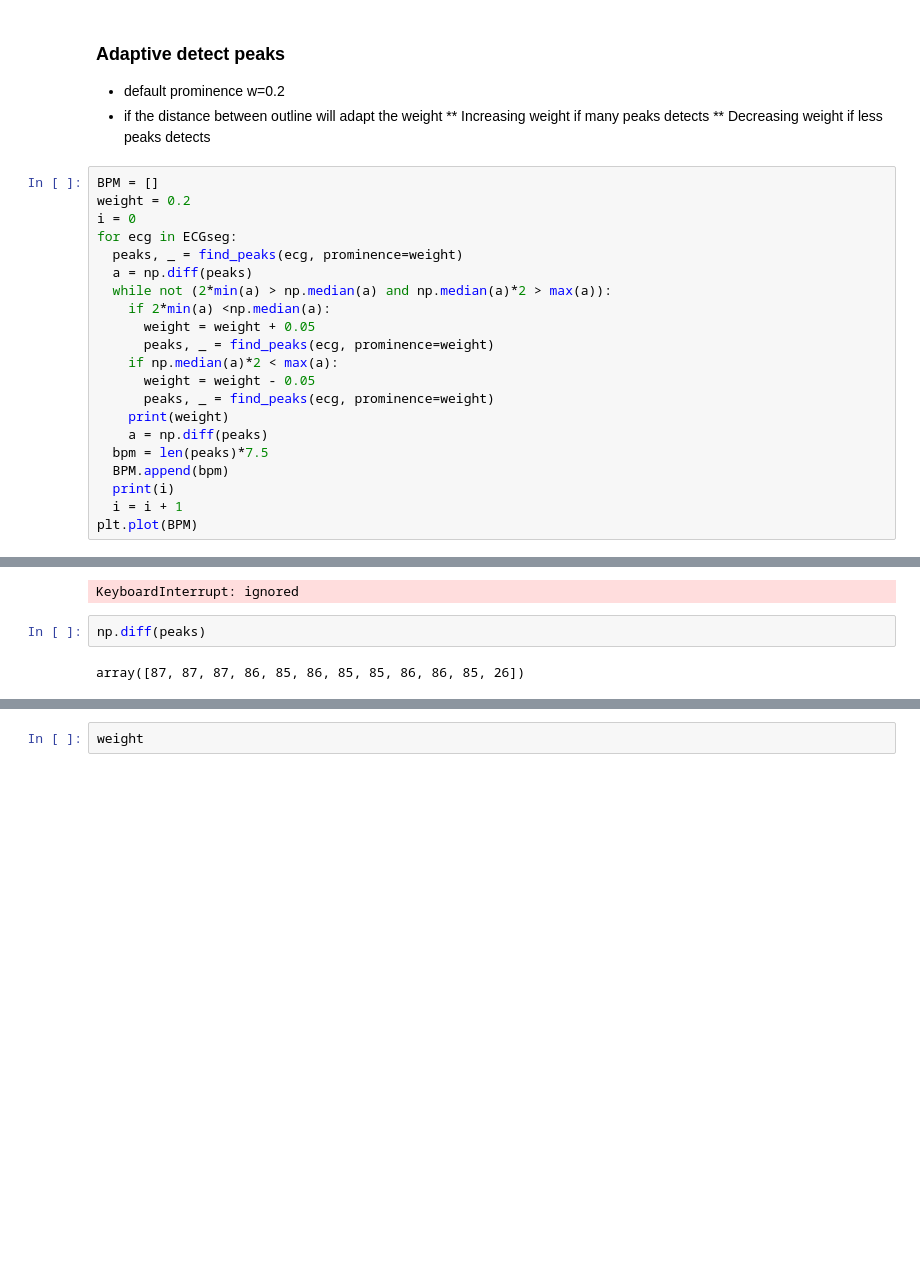
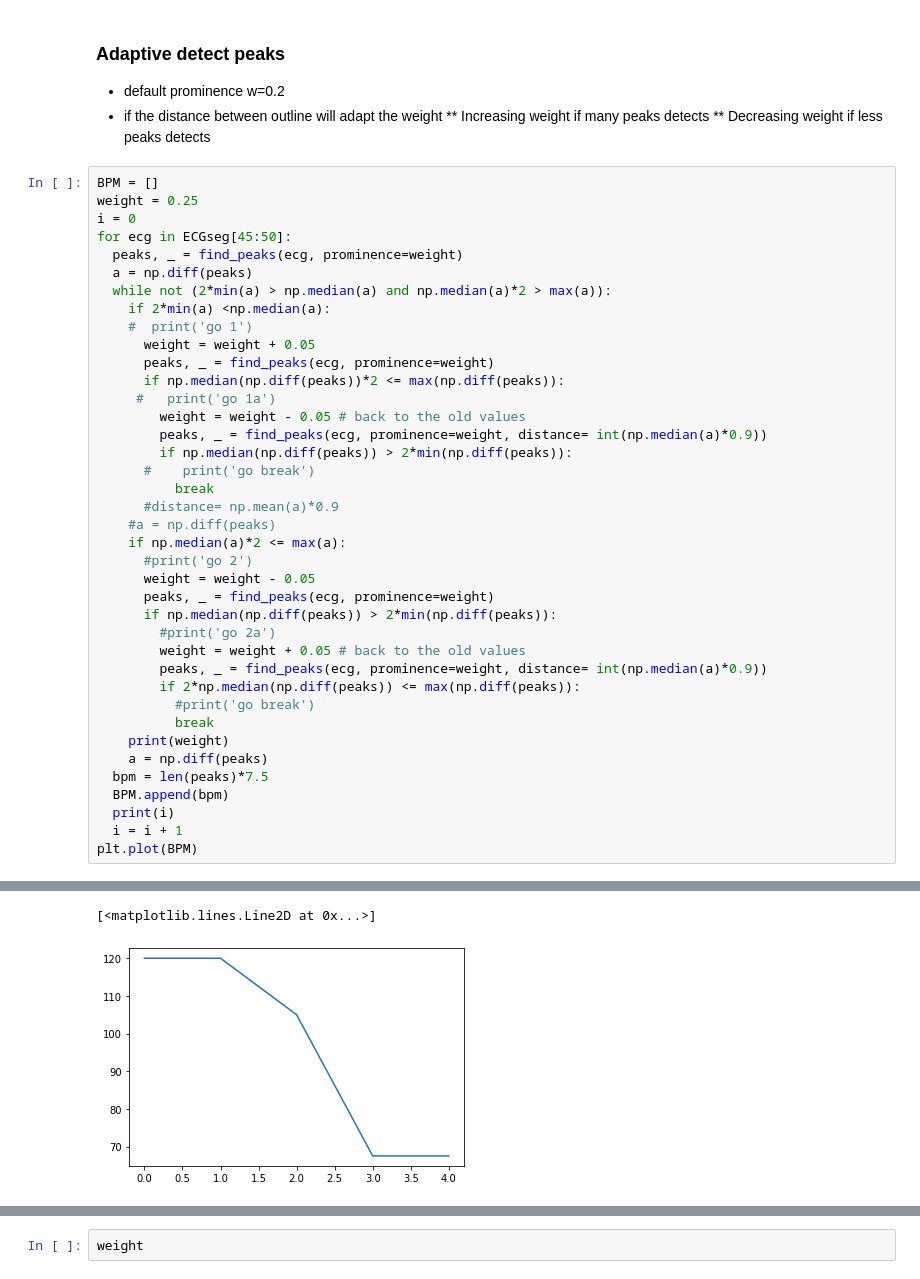
Before and after one commit to LongNguyen1984/TimeSeriesWithPython, a Jupyter notebook: HR_DNN.ipynb, the cells around one changed output, grey strips where cells are left out. Drawn from its saved outputs; the diff is of its cells as text; blank space fills up the shorter version.

```diff
--- a/HR_DNN.ipynb
+++ b/HR_DNN.ipynb
@@ -182,18 +189,36 @@ ECG0[]
 ** Decreasing weight if less peaks detects
 # %%
 BPM = []
-weight = 0.2
+weight = 0.25
 i = 0
-for ecg in ECGseg:
+for ecg in ECGseg[45:50]:
   peaks, _ = find_peaks(ecg, prominence=weight)
   a = np.diff(peaks)
   while not (2*min(a) > np.median(a) and np.median(a)*2 > max(a)):
     if 2*min(a) <np.median(a):
+    #  print('go 1')
       weight = weight + 0.05
       peaks, _ = find_peaks(ecg, prominence=weight)
-    if np.median(a)*2 < max(a):
+      if np.median(np.diff(peaks))*2 <= max(np.diff(peaks)):
+     #   print('go 1a')
+        weight = weight - 0.05 # back to the old values
+        peaks, _ = find_peaks(ecg, prominence=weight, distance= int(np.median(a)*0.9))
+        if np.median(np.diff(peaks)) > 2*min(np.diff(peaks)):
+      #    print('go break')
+          break
+      #distance= np.mean(a)*0.9
+    #a = np.diff(peaks)
+    if np.median(a)*2 <= max(a):
+      #print('go 2')
       weight = weight - 0.05
       peaks, _ = find_peaks(ecg, prominence=weight)
+      if np.median(np.diff(peaks)) > 2*min(np.diff(peaks)):
+        #print('go 2a')
+        weight = weight + 0.05 # back to the old values
+        peaks, _ = find_peaks(ecg, prominence=weight, distance= int(np.median(a)*0.9))
+        if 2*np.median(np.diff(peaks)) <= max(np.diff(peaks)):
+          #print('go break')
+          break
     print(weight)
     a = np.diff(peaks)
   bpm = len(peaks)*7.5
@@ -222,5 +242,2 @@ plt.plot(BPM)
-KeyboardInterrupt: ignored
+[<matplotlib.lines.Line2D at 0x...>]
+[figure, added]
-# %%
-np.diff(peaks)
-# %% [output]
-array([87, 87, 87, 86, 85, 86, 85, 85, 86, 86, 85, 26])
```
Also changed, not shown: parts of 11 cells of this notebook.
